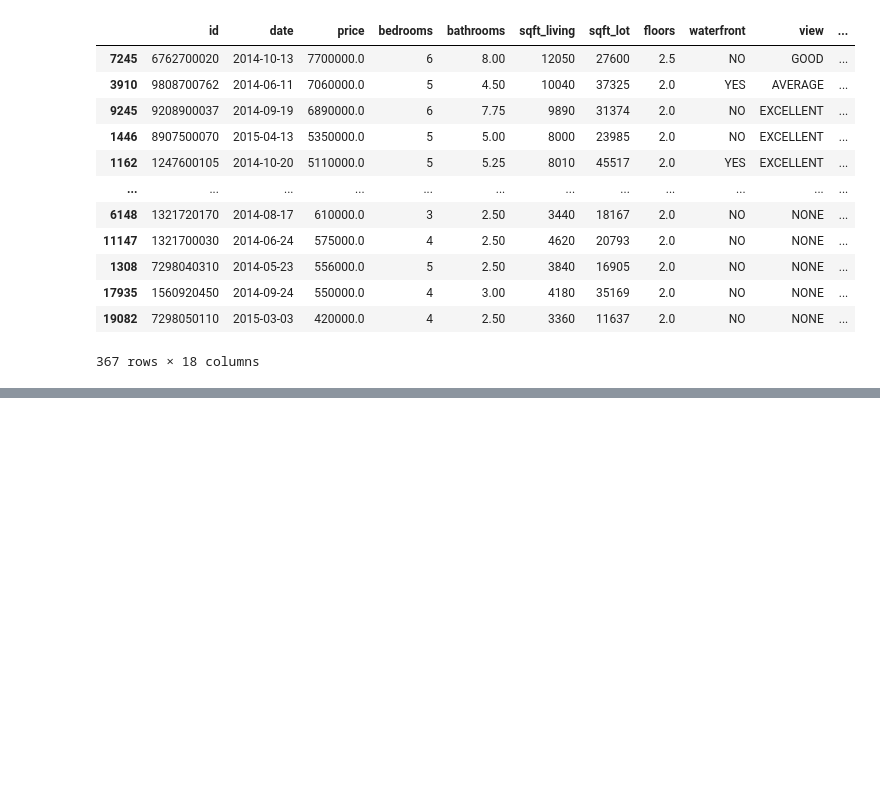
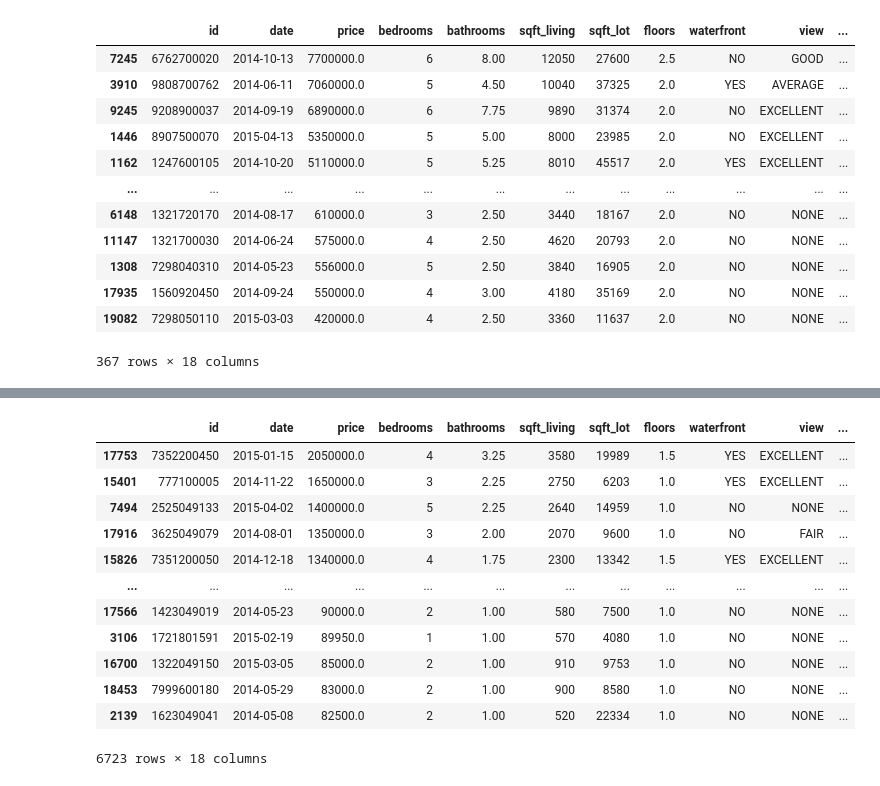
Before and after one commit to vivyhasadream/DS_P2_King-County-House-Sales-Predict, a Jupyter notebook: Karan_Data _Cleaning 1.ipynb, the cells around one changed output, grey strips where cells are left out. Drawn from its saved outputs; the diff is of its cells as text; code cells hidden in the pictures; blank space fills up the shorter version.

```diff
--- a/Karan_Data _Cleaning 1.ipynb
+++ b/Karan_Data _Cleaning 1.ipynb
@@ -404,0 +393,16 @@ high.describe()
+# %%
+low
+# %% [output]
+|  | id | date | price | bedrooms | bathrooms | sqft_living | sqft_lot | floors | waterfront | view | ... |
+| 17753 | 7352200450 | 2015-01-15 | 2050000.0 | 4 | 3.25 | 3580 | 19989 | 1.5 | YES | EXCELLENT | ... |
+| 15401 | 777100005 | 2014-11-22 | 1650000.0 | 3 | 2.25 | 2750 | 6203 | 1.0 | YES | EXCELLENT | ... |
+| 7494 | 2525049133 | 2015-04-02 | 1400000.0 | 5 | 2.25 | 2640 | 14959 | 1.0 | NO | NONE | ... |
+| 17916 | 3625049079 | 2014-08-01 | 1350000.0 | 3 | 2.00 | 2070 | 9600 | 1.0 | NO | FAIR | ... |
+| 15826 | 7351200050 | 2014-12-18 | 1340000.0 | 4 | 1.75 | 2300 | 13342 | 1.5 | YES | EXCELLENT | ... |
+| ... | ... | ... | ... | ... | ... | ... | ... | ... | ... | ... | ... |
+| 17566 | 1423049019 | 2014-05-23 | 90000.0 | 2 | 1.00 | 580 | 7500 | 1.0 | NO | NONE | ... |
+| 3106 | 1721801591 | 2015-02-19 | 89950.0 | 1 | 1.00 | 570 | 4080 | 1.0 | NO | NONE | ... |
+| 16700 | 1322049150 | 2015-03-05 | 85000.0 | 2 | 1.00 | 910 | 9753 | 1.0 | NO | NONE | ... |
+| 18453 | 7999600180 | 2014-05-29 | 83000.0 | 2 | 1.00 | 900 | 8580 | 1.0 | NO | NONE | ... |
+| 2139 | 1623049041 | 2014-05-08 | 82500.0 | 2 | 1.00 | 520 | 22334 | 1.0 | NO | NONE | ... |
+6723 rows × 18 columns
```
Also changed, not shown: parts of 2 cells of this notebook, 3 other files.
